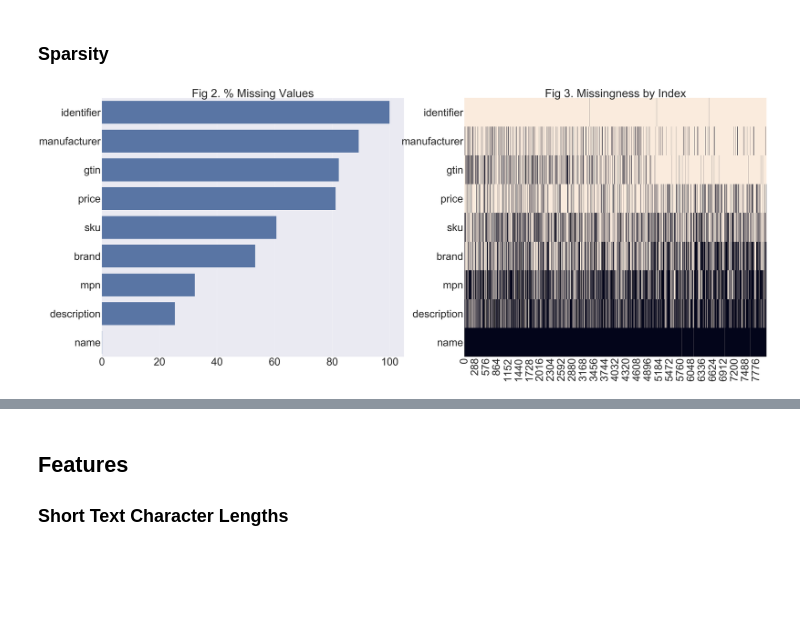
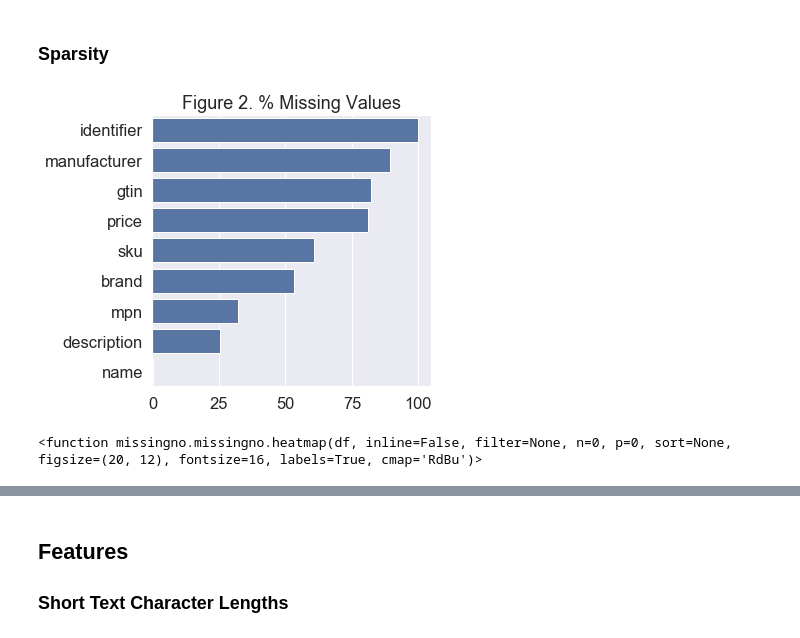
Before and after one commit to kylegilde/Entity-Matching-in-Online-Retail, a Jupyter notebook: Create Plots.ipynb, the cells around one changed output, grey strips where cells are left out. Saved outputs shown, nothing was run; the diff lists cells and outputs as text; code cells hidden in the pictures; blank space fills up the shorter version.

Commit message:
results plots

```diff
--- a/Create Plots.ipynb
+++ b/Create Plots.ipynb
@@ -97,21 +98,18 @@ plt.savefig('fig-01-top-domains.png', bbox_inches = "tight")
 null_percentages = calculate_percent_nulls(train_test_offer_features_only, print_series=False, return_series=True)
 nulls_by_index = train_test_offer_features[null_percentages.index].isnull().T
 # %%
-sns.set(font_scale=8)
-
-fig, axes = plt.subplots(nrows=1, ncols=2, figsize=(100, 40))
+plt.figure(figsize=(5, 5))
+sns.set(font_scale=1.5)
 
 sns.barplot(x=null_percentages.values,
             y=null_percentages.index,
-            color="b",
-            ax=axes[0])\
-            .set_title('Fig 2. % Missing Values')
+            color="b")\
+            .set_title('Figure 2. % Missing Values')
 
-sns.heatmap(nulls_by_index,
-            cbar=False,
-            ax=axes[1])\
-            .set_title('Fig 3. Missingness by Index')
-
-fig.savefig("fig-02-03-feature-sparsity.png", bbox_inches = "tight")
+plt.savefig("fig-02-feature-sparsity.png", bbox_inches = "tight")
 # %% [output]
-[figure, old version]
+[figure, new version]
+# %%
+msno.heatmap
+# %% [output]
+<function missingno.missingno.heatmap(df, inline=False, filter=None, n=0, p=0, sort=None, figsize=(20, 12), fontsize=16, labels=True, cmap='RdBu')>
```
Also changed, not shown: parts of 7 cells of this notebook, 22 other files.
